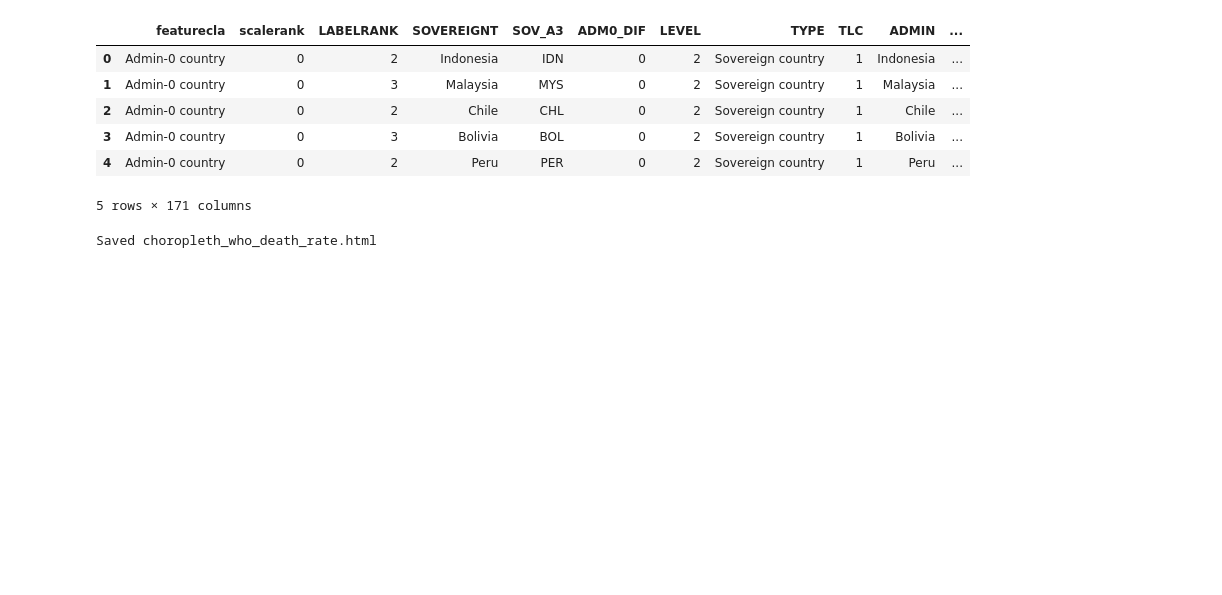
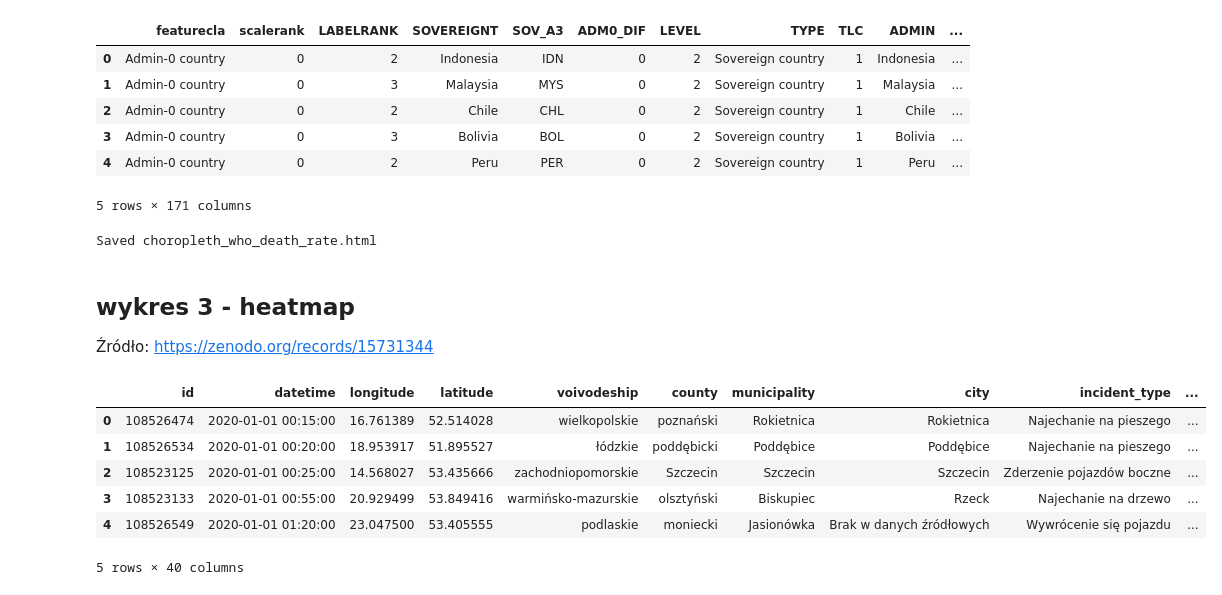
Before and after one commit to JankData/car-accidents-visualizations, a Jupyter notebook: notebooks/wypadki1.ipynb, the cells around one changed output. Saved outputs shown, nothing was run; the diff lists cells and outputs as text; code cells hidden in the pictures; blank space fills up the shorter version.

```diff
--- a/notebooks/wypadki1.ipynb
+++ b/notebooks/wypadki1.ipynb
@@ -223,3 +226,17 @@ m.save('choropleth_who_death_rate.html')
 print("Saved choropleth_who_death_rate.html")
 # %% [output]
 Saved choropleth_who_death_rate.html
+# %% [markdown]
+## wykres 3 - heatmap
+Źródło: https://zenodo.org/records/15731344
+# %%
+df = pd.read_csv('incidents.csv', low_memory=False)
+df.head()
+# %% [output]
+|  | id | datetime | longitude | latitude | voivodeship | county | municipality | city | incident_type | ... |
+| 0 | 108526474 | 2020-01-01 00:15:00 | 16.761389 | 52.514028 | wielkopolskie | poznański | Rokietnica | Rokietnica | Najechanie na pieszego | ... |
+| 1 | 108526534 | 2020-01-01 00:20:00 | 18.953917 | 51.895527 | łódzkie | poddębicki | Poddębice | Poddębice | Najechanie na pieszego | ... |
+| 2 | 108523125 | 2020-01-01 00:25:00 | 14.568027 | 53.435666 | zachodniopomorskie | Szczecin | Szczecin | Szczecin | Zderzenie pojazdów boczne | ... |
+| 3 | 108523133 | 2020-01-01 00:55:00 | 20.929499 | 53.849416 | warmińsko-mazurskie | olsztyński | Biskupiec | Rzeck | Najechanie na drzewo | ... |
+| 4 | 108526549 | 2020-01-01 01:20:00 | 23.047500 | 53.405555 | podlaskie | moniecki | Jasionówka | Brak w danych źródłowych | Wywrócenie się pojazdu | ... |
+5 rows × 40 columns
```
Also changed, not shown: parts of 7 cells of this notebook.
